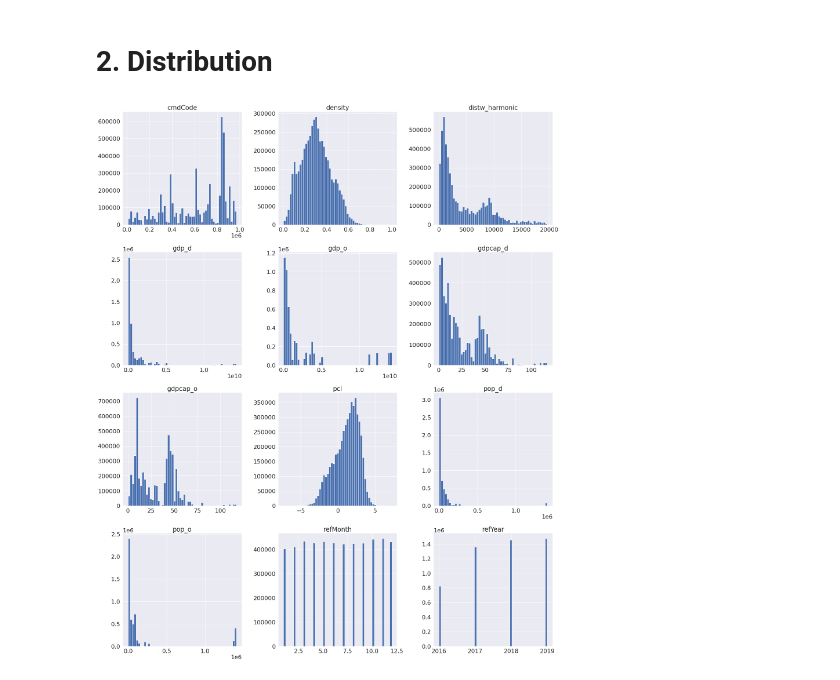
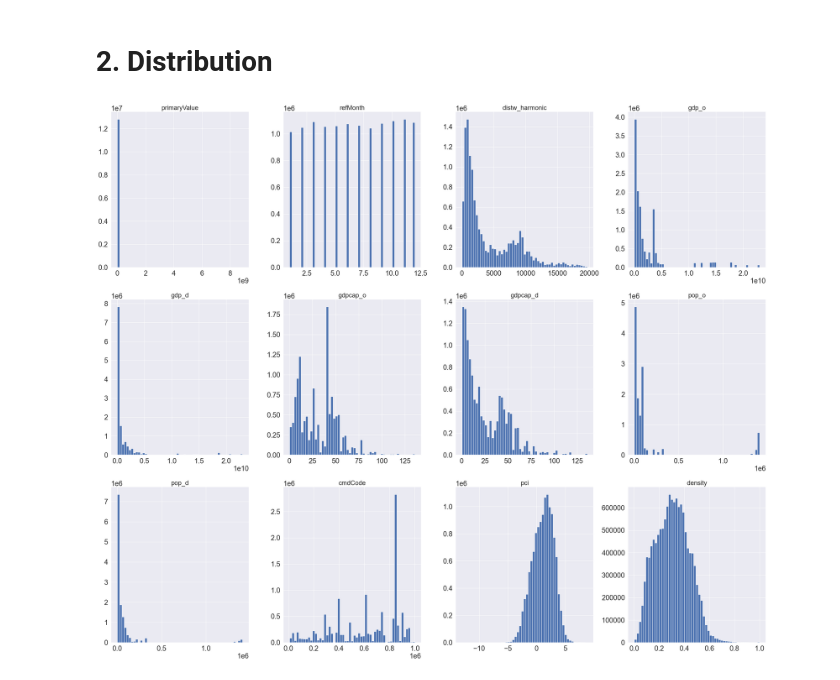
Before and after one commit to Ounoughi-Chahinez/MLforInternationalTrade, a Jupyter notebook: Exports/1. Data analysis [Correlation & Distribution].ipynb, the cells around one changed output. Drawn from its saved outputs; the diff is of its cells as text; code cells hidden in the pictures.

```diff
--- a/Exports/1. Data analysis [Correlation & Distribution].ipynb
+++ b/Exports/1. Data analysis [Correlation & Distribution].ipynb
@@ -19,6 +21,6 @@ time: 6.39 s
 # %%
 # Reading the data
-data =  pd.read_csv('../../Data/SimpleApproach/Exports/DataExports.csv')
+data =  pd.read_csv('../../Data/SimpleApproach/Exports/Exports16-2021.csv.gz', compression='gzip')
 data
 # %% [output]
 |  | refYear | reporterCode | partnerCode | distw_harmonic | contig | gdp_o | gdp_d | gdpcap_o | gdpcap_d | ... |
@@ -69,4 +72,5 @@ time: 4.51 s
 # %%
 # Remove null values in the DataFrame
+data = data.rename(columns={'primaryValue_x': 'primaryValue'})
 data.dropna(inplace=True)
 # %% [output]
@@ -166,24 +175,27 @@ time: 21.7 ms
 # %% [markdown]
 # 2. Distribution
 # %%
+import seaborn as sns
+
+# Sample your data with "primaryValue" as the first column
+sampled_data = data[['primaryValue', 'refMonth', 'distw_harmonic', 'gdp_o', 'gdp_d', 'gdpcap_o', 'gdpcap_d', 'pop_o', 'pop_d', 'cmdCode', 'pci', 'density']].sample(frac=0.05)
+
 # Set the seaborn font scale and background color
 plt.rcParams['axes.facecolor'] = 'white'
-sn.set(font_scale=2)
-
-# Sample your data
-sampled_data = data[['refYear', 'refMonth', 'distw_harmonic', 'gdp_o', 'gdp_d', 'gdpcap_o', 'gdpcap_d', 'pop_o', 'pop_d', 'cmdCode', 'pci', 'density']].sample(frac=0.05)
+sns.set(font_scale=2)
 
 # Create a figure and axis for your histogram
-fig, ax = plt.subplots(figsize=(25, 30))
+fig, axes = plt.subplots(3, 4, figsize=(30, 25))
 
-# Create the histogram
-sampled_data.hist(bins=55, ax=ax)
+# Create the histograms using Matplotlib
+for i, column in enumerate(sampled_data.columns):
+    ax = axes[i // 4, i % 4]
+    ax.hist(sampled_data[column], bins=55)
+    ax.set_title(column, fontsize=20)
+    ax.set_xlabel('')
+    ax.set_ylabel('')
 
 # Save the figure as EPS
 plt.tight_layout()
-plt.savefig('distribution.eps', format='eps')
-
-# # Show the plot (optional)
-# plt.show()
 # %% [output]
-[figure, old version]
+[figure, new version]
```
Also changed, not shown: parts of 16 cells of this notebook.
